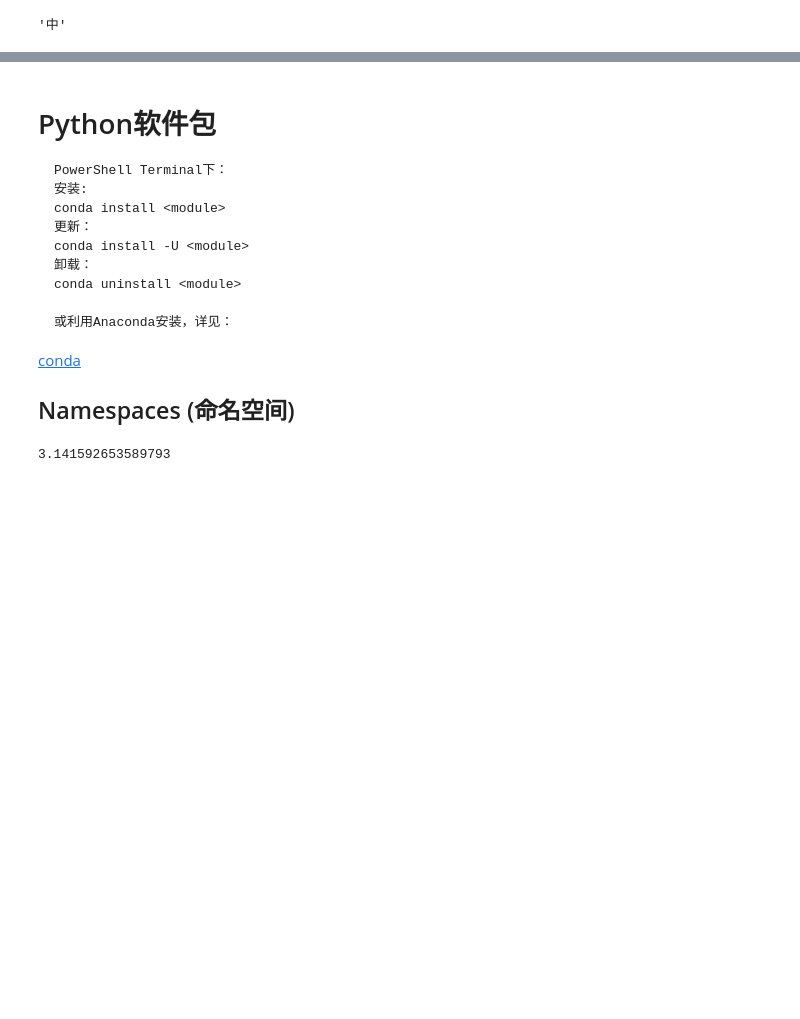
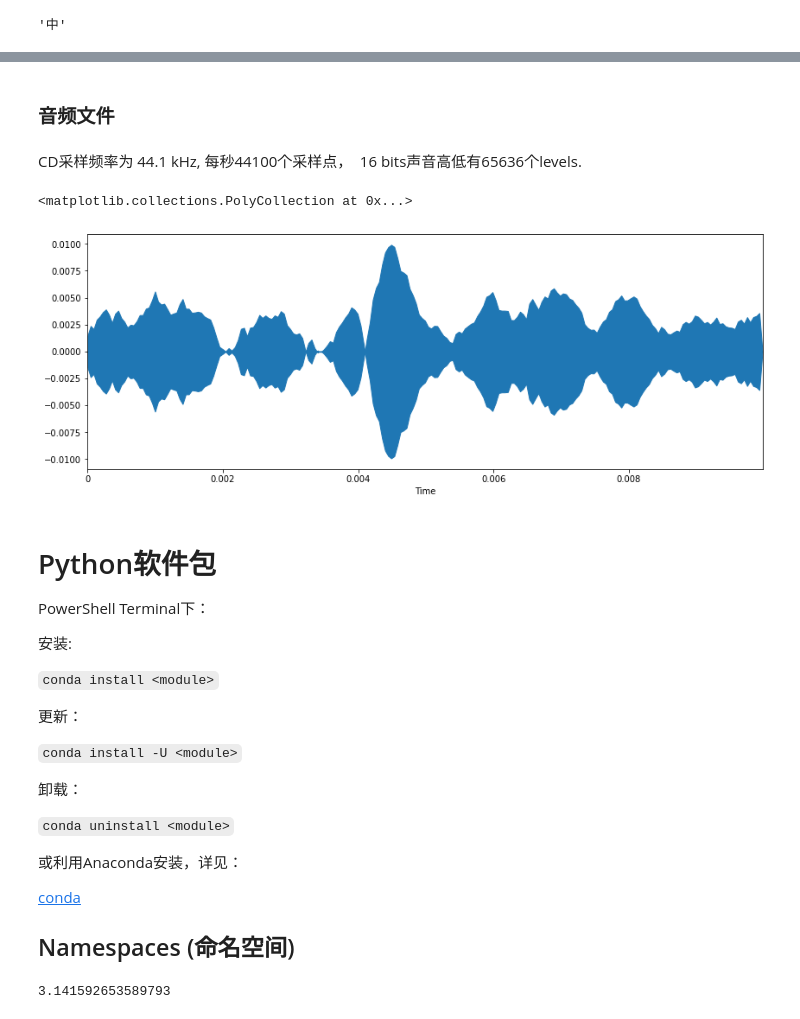
Before and after one commit to cryoguy/studygroup, a Jupyter notebook: 01-intro.ipynb, the cells around one changed output, grey strips where cells are left out. Drawn from its saved outputs; the diff is of its cells as text; code cells hidden in the pictures; blank space fills up the shorter version.

```diff
--- a/01-intro.ipynb
+++ b/01-intro.ipynb
@@ -309,15 +336,41 @@ chr(20013)
+# %% [markdown]
+### 音频文件
+# %% [markdown]
+CD采样频率为 44.1 kHz, 每秒44100个采样点，　16 bits声音高低有65636个levels.
+# %%
+import librosa
+import warnings
+warnings.filterwarnings('ignore')
+
+audio_data = 'images/chicken_audio_sick.m4a'
+x , sr = librosa.load(audio_data,offset=15.0, duration=0.01)
+# %%
+%matplotlib inline
+import matplotlib.pyplot as plt
+import librosa.display
+plt.figure(figsize=(14, 5))
+librosa.display.waveplot(x, sr=sr)
+# %% [output]
+<matplotlib.collections.PolyCollection at 0x...>
+[figure, added]
 # %% [markdown]
 # Python软件包
 
-    PowerShell Terminal下：
-    安装:
-    conda install <module>
-    更新：
-    conda install -U <module>
-    卸载：
-    conda uninstall <module>
+PowerShell Terminal下：
 
-    或利用Anaconda安装，详见：
+安装:
+
+`conda install <module>`
+
+更新：
+
+`conda install -U <module>`
+
+卸载：
+
+`conda uninstall <module>`
+
+或利用Anaconda安装，详见：
 
    [conda](https://docs.anaconda.com/anaconda/navigator/tutorials/manage-packages)
 
```
Also changed, not shown: parts of 17 cells of this notebook, 3 other files.
